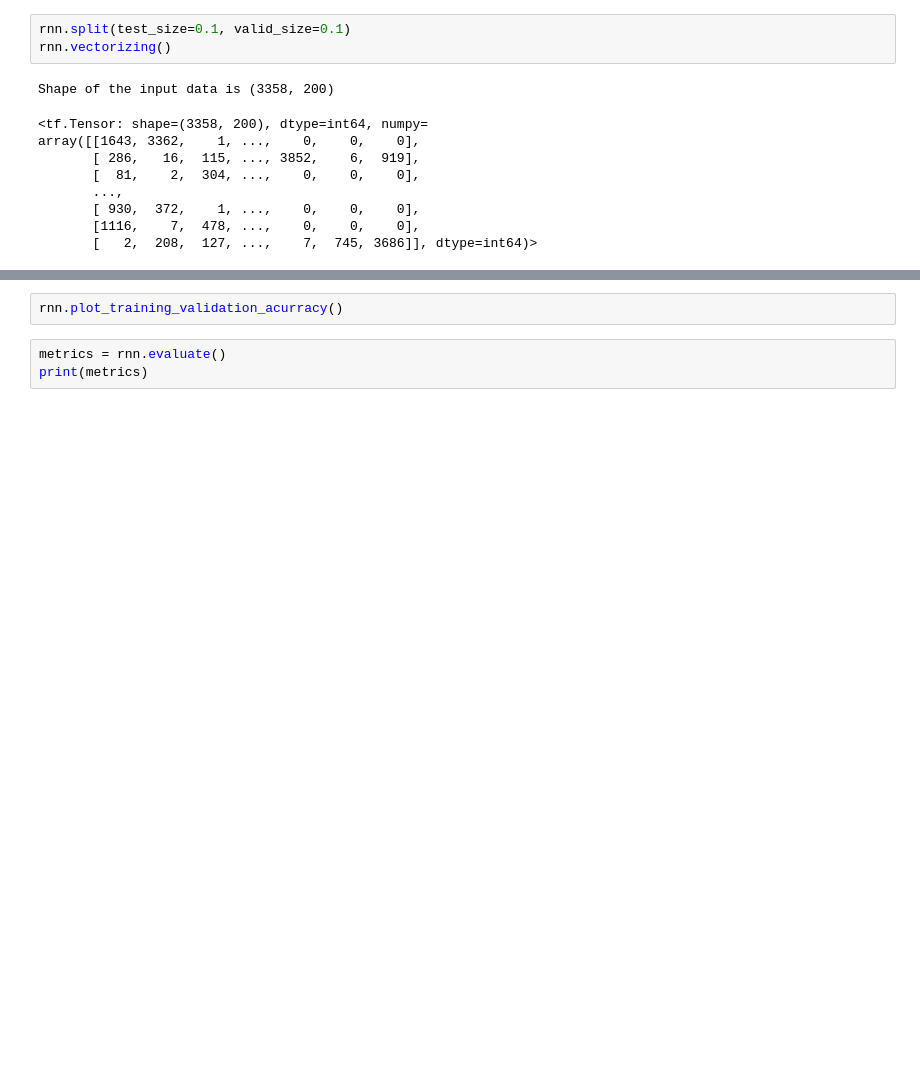
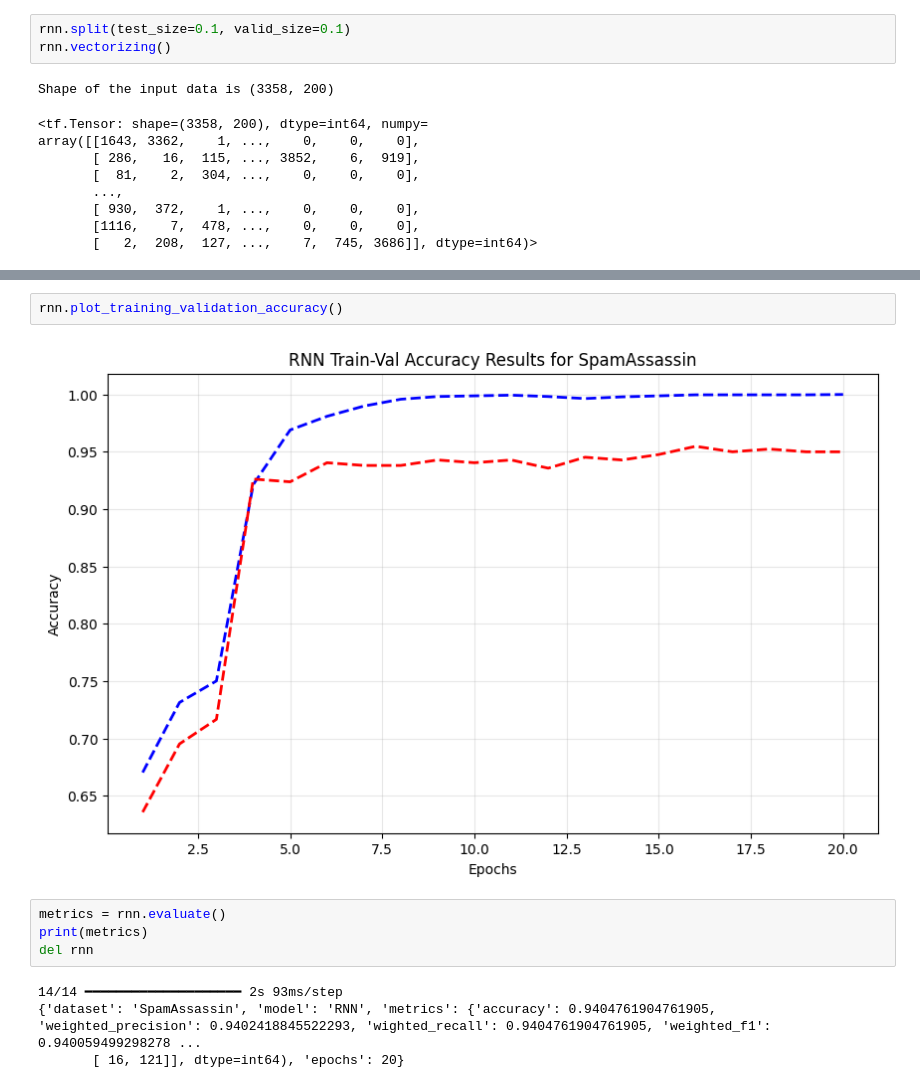
Before and after one commit to WilliamDelnington/EmailSpamDetection, a Jupyter notebook: SpamAssassinDatasetTests/SpamAssassinClassification3.ipynb, the cells around one changed output, grey strips where cells are left out. Cells and saved outputs as stored; diff of their text form; blank space fills up the shorter version.

```diff
--- a/SpamAssassinDatasetTests/SpamAssassinClassification3.ipynb
+++ b/SpamAssassinDatasetTests/SpamAssassinClassification3.ipynb
@@ -143,5 +161,12 @@ ValueError: Input 0 of layer "gru_1" is incompatible with the layer: expected nd
 # %%
-rnn.plot_training_validation_acurracy()
+rnn.plot_training_validation_accuracy()
+# %% [output]
+[figure, added]
 # %%
 metrics = rnn.evaluate()
 print(metrics)
+del rnn
+# %% [output]
+14/14 ━━━━━━━━━━━━━━━━━━━━ 2s 93ms/step
+{'dataset': 'SpamAssassin', 'model': 'RNN', 'metrics': {'accuracy': 0.9404761904761905, 'weighted_precision': 0.9402418845522293, 'wighted_recall': 0.9404761904761905, 'weighted_f1': 0.940059499298278 ...
+       [ 16, 121]], dtype=int64), 'epochs': 20}
```
Also changed, not shown: parts of 10 cells of this notebook, 6 other files.
